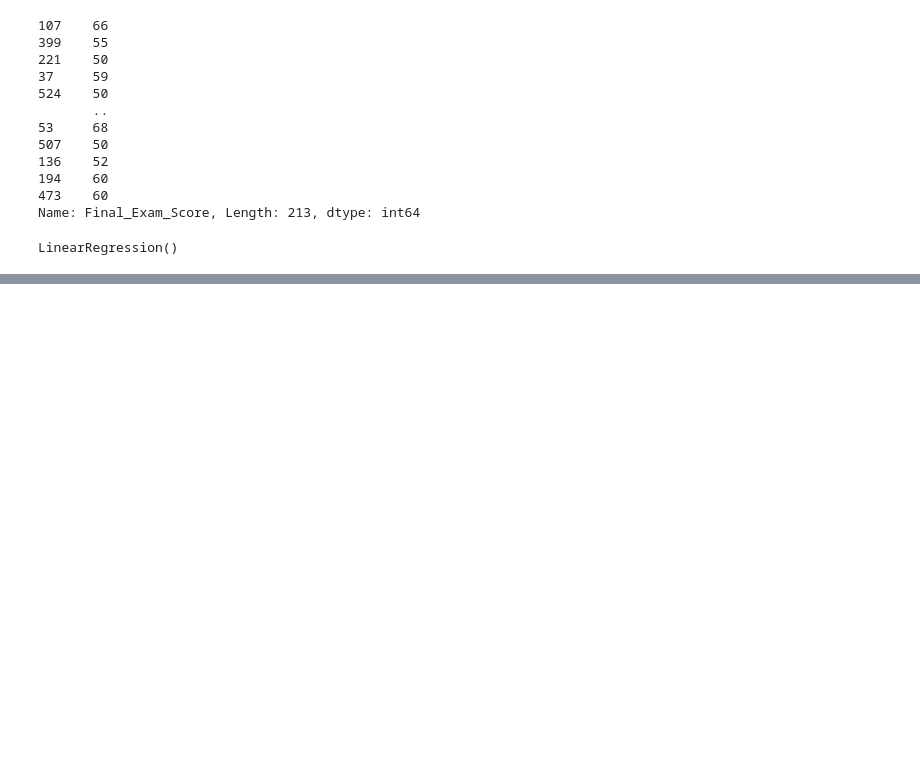
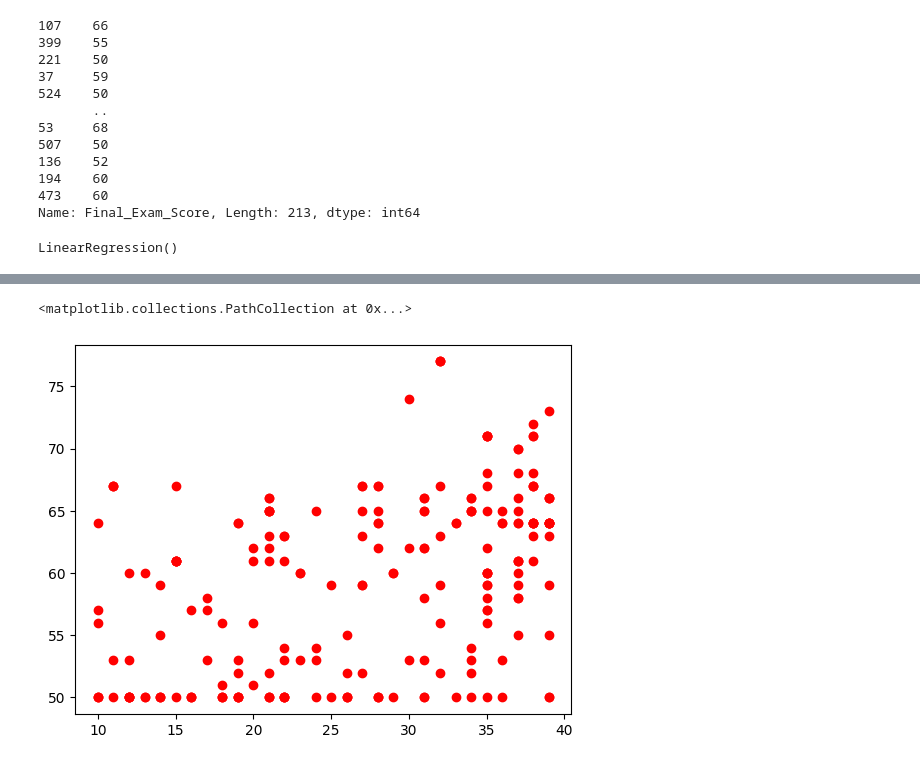
Before and after one commit to subenakhatun/Data-Science, a Jupyter notebook: MachineLearningTheory/linear-regression/linear-regression.ipynb, the cells around one changed output, grey strips where cells are left out. Cells and saved outputs as stored; diff of their text form; code cells hidden in the pictures; blank space fills up the shorter version.

```diff
--- a/MachineLearningTheory/linear-regression/linear-regression.ipynb
+++ b/MachineLearningTheory/linear-regression/linear-regression.ipynb
@@ -358,0 +402,5 @@ LinearRegression()
+# %%
+plt.scatter(X_test,y_test,color='red')
+# %% [output]
+<matplotlib.collections.PathCollection at 0x...>
+[figure, added]
```
Also changed, not shown: parts of 3 cells of this notebook.
